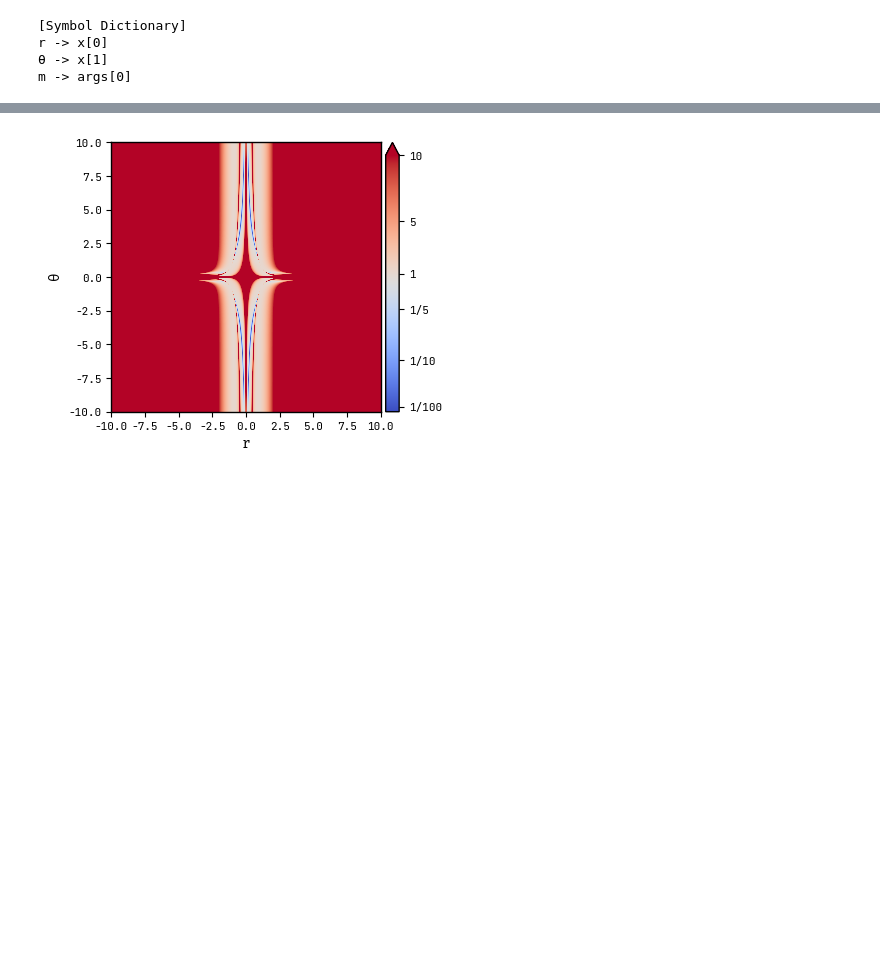
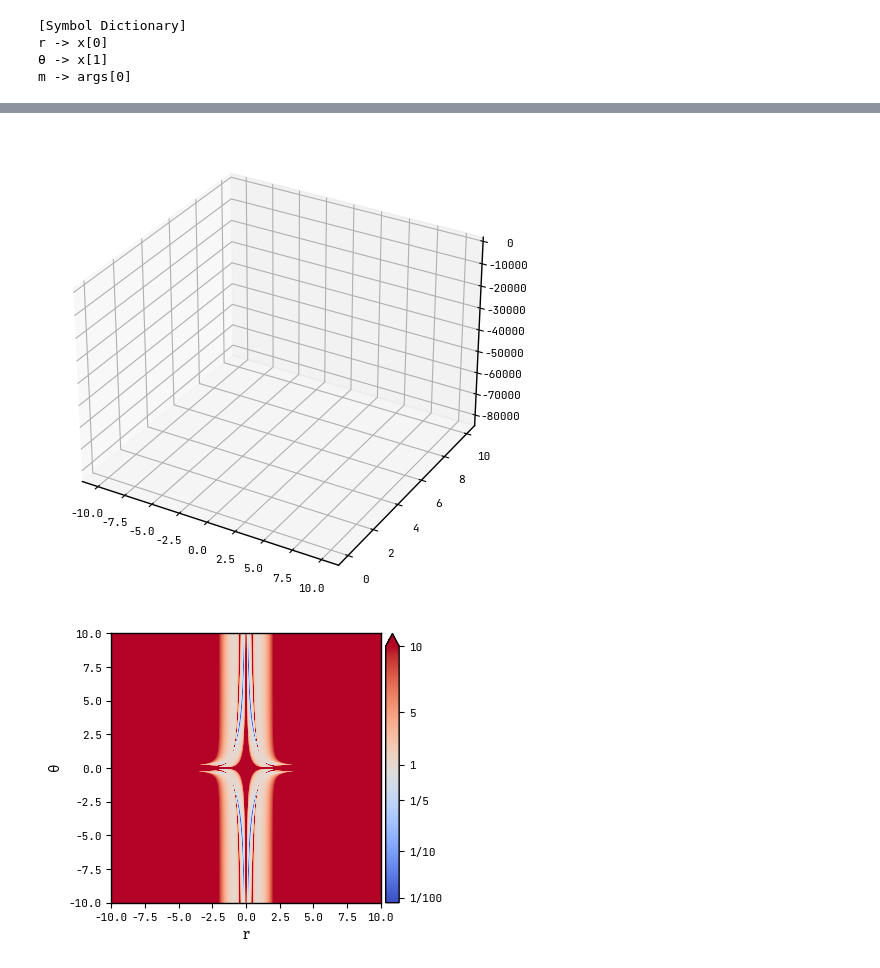
Before and after one commit to smups/inflatox, a Jupyter notebook: notebooks/orbital_inflation.ipynb, the cells around one changed output, grey strips where cells are left out. Drawn from its saved outputs; the diff is of its cells as text; code cells hidden in the pictures; blank space fills up the shorter version.

```diff
--- a/notebooks/orbital_inflation.ipynb
+++ b/notebooks/orbital_inflation.ipynb
@@ -118,3 +125,16 @@ plt.show()
+# %%
+fig, ax = plt.subplots(subplot_kw={"projection": "3d"})
+ax.plot_wireframe(
+  np.linspace(-10.0, 10.0, 5000),
+  np.linspace(0.0, 10.0, 5000),
+  pot_calc,
+  cmap=mpl.colormaps['viridis'],
+  linewidth=0,
+  norm=mpl.colors.SymLogNorm(1)
+)
+fig.show()
+# %% [output]
+[figure, added]
 # %%
 extent = (-10.0, 10.0, -10.0, 10.0)
 array = np.swapaxes(anguelova.evaluate(args, *extent, N_x0=15_000, N_x1=15_000), 0, 1)
```
Also changed, not shown: parts of 3 cells of this notebook, 3 other files.
